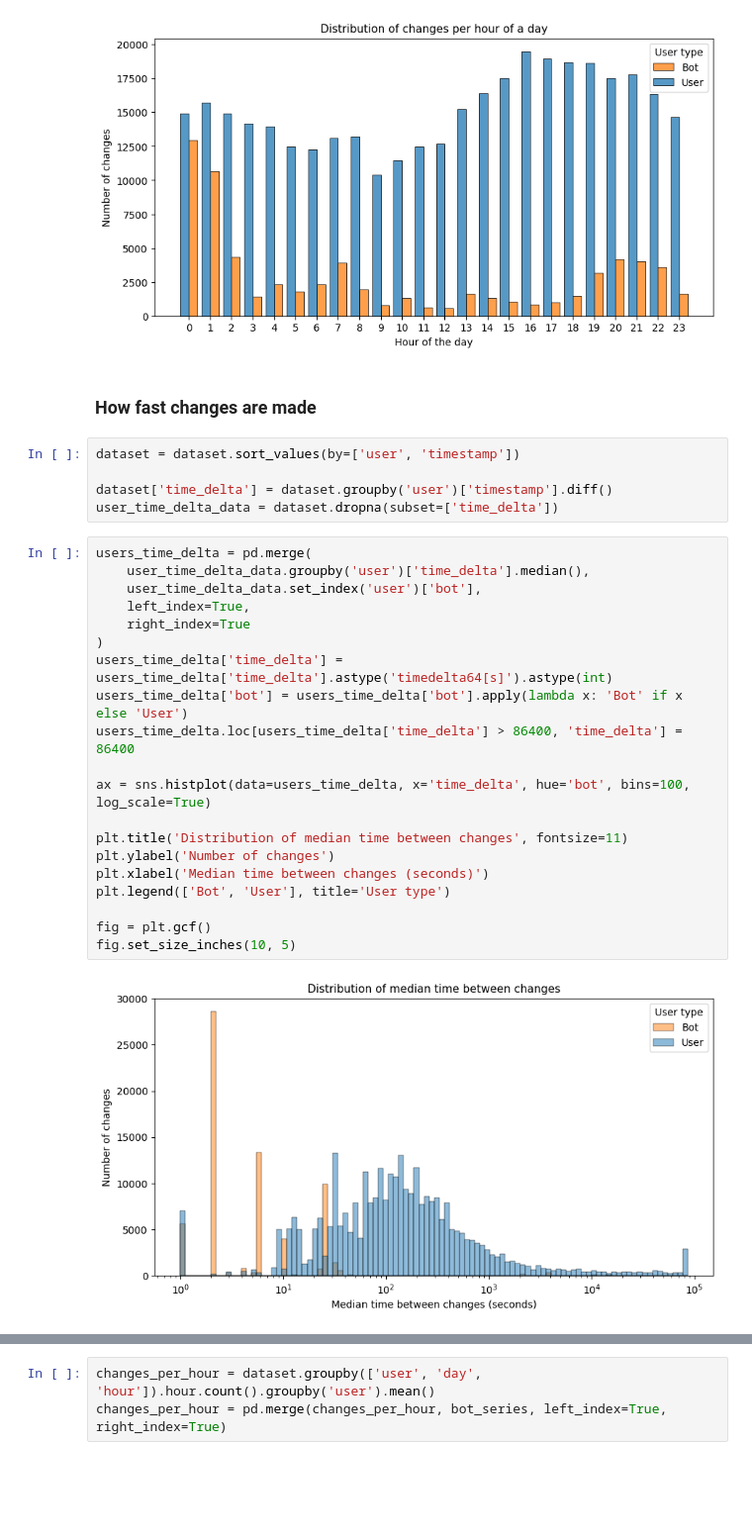
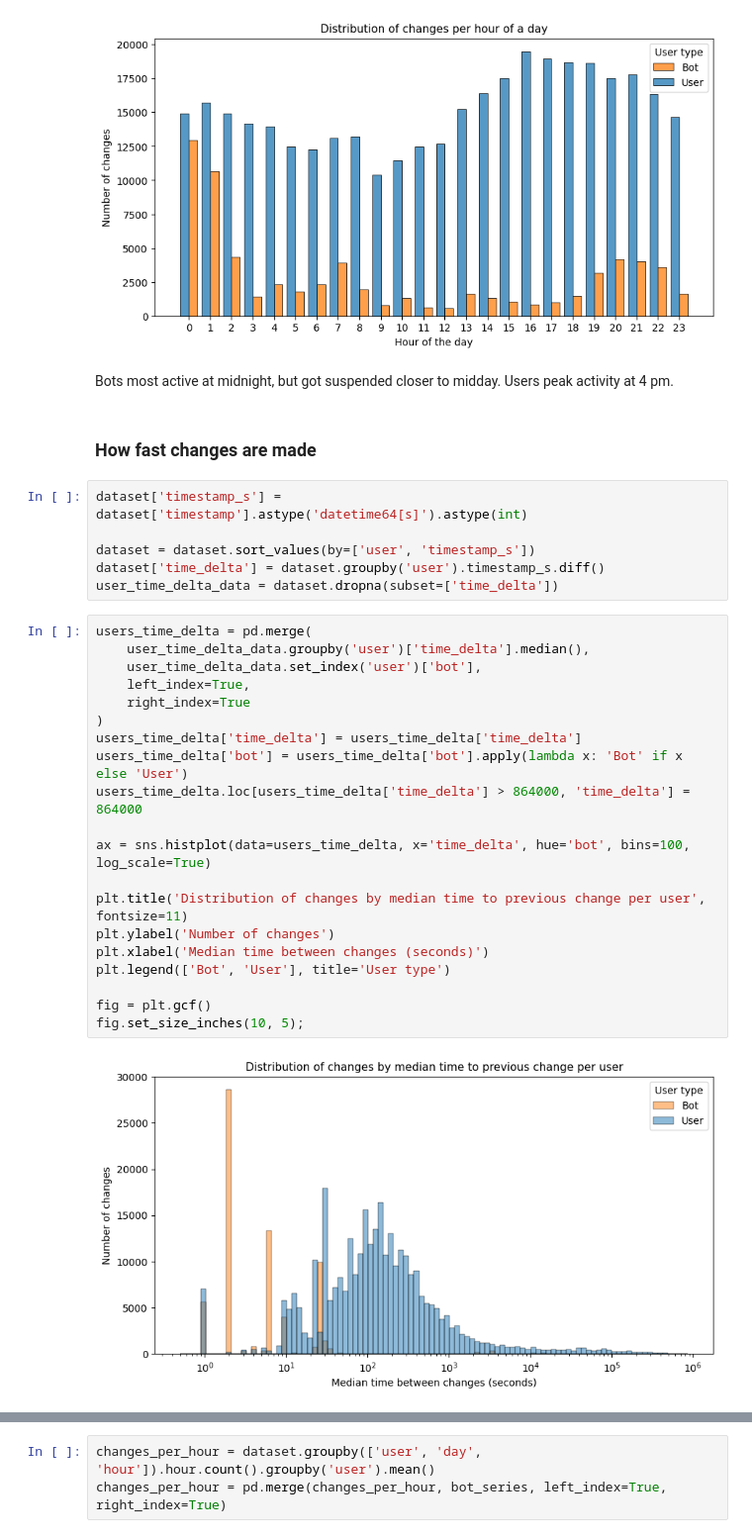
Before and after one commit to R1chrdson/bot_detection_mmdb23, a Jupyter notebook: classify_data/eda.ipynb, the cells around one changed output, grey strips where cells are left out. Shown at 99% size. Drawn from its saved outputs; the diff is of its cells as text; blank space fills up the shorter version.

```diff
--- a/classify_data/eda.ipynb
+++ b/classify_data/eda.ipynb
@@ -40,32 +73,36 @@ fig = plt.gcf()
 fig.set_size_inches(10, 5)
 # %% [output]
 [figure]
+# %% [markdown]
+Bots most active at midnight, but got suspended closer to midday.
+Users peak activity at 4 pm.
 # %% [markdown]
 ### How fast changes are made
 # %%
-dataset = dataset.sort_values(by=['user', 'timestamp'])
+dataset['timestamp_s'] = dataset['timestamp'].astype('datetime64[s]').astype(int)
 
-dataset['time_delta'] = dataset.groupby('user')['timestamp'].diff()
+dataset = dataset.sort_values(by=['user', 'timestamp_s'])
+dataset['time_delta'] = dataset.groupby('user').timestamp_s.diff()
 user_time_delta_data = dataset.dropna(subset=['time_delta'])
 # %%
 users_time_delta = pd.merge(
     user_time_delta_data.groupby('user')['time_delta'].median(),
     user_time_delta_data.set_index('user')['bot'],
     left_index=True,
     right_index=True
 )
-users_time_delta['time_delta'] = users_time_delta['time_delta'].astype('timedelta64[s]').astype(int)
+users_time_delta['time_delta'] = users_time_delta['time_delta']
 users_time_delta['bot'] = users_time_delta['bot'].apply(lambda x: 'Bot' if x else 'User')
-users_time_delta.loc[users_time_delta['time_delta'] > 86400, 'time_delta'] = 86400
+users_time_delta.loc[users_time_delta['time_delta'] > 864000, 'time_delta'] = 864000
 
 ax = sns.histplot(data=users_time_delta, x='time_delta', hue='bot', bins=100, log_scale=True)
 
-plt.title('Distribution of median time between changes', fontsize=11)
+plt.title('Distribution of changes by median time to previous change per user', fontsize=11)
 plt.ylabel('Number of changes')
 plt.xlabel('Median time between changes (seconds)')
 plt.legend(['Bot', 'User'], title='User type')
 
 fig = plt.gcf()
-fig.set_size_inches(10, 5)
+fig.set_size_inches(10, 5);
 # %% [output]
-[figure, old version]
+[figure, new version]
```
Also changed, not shown: parts of 29 cells of this notebook.
